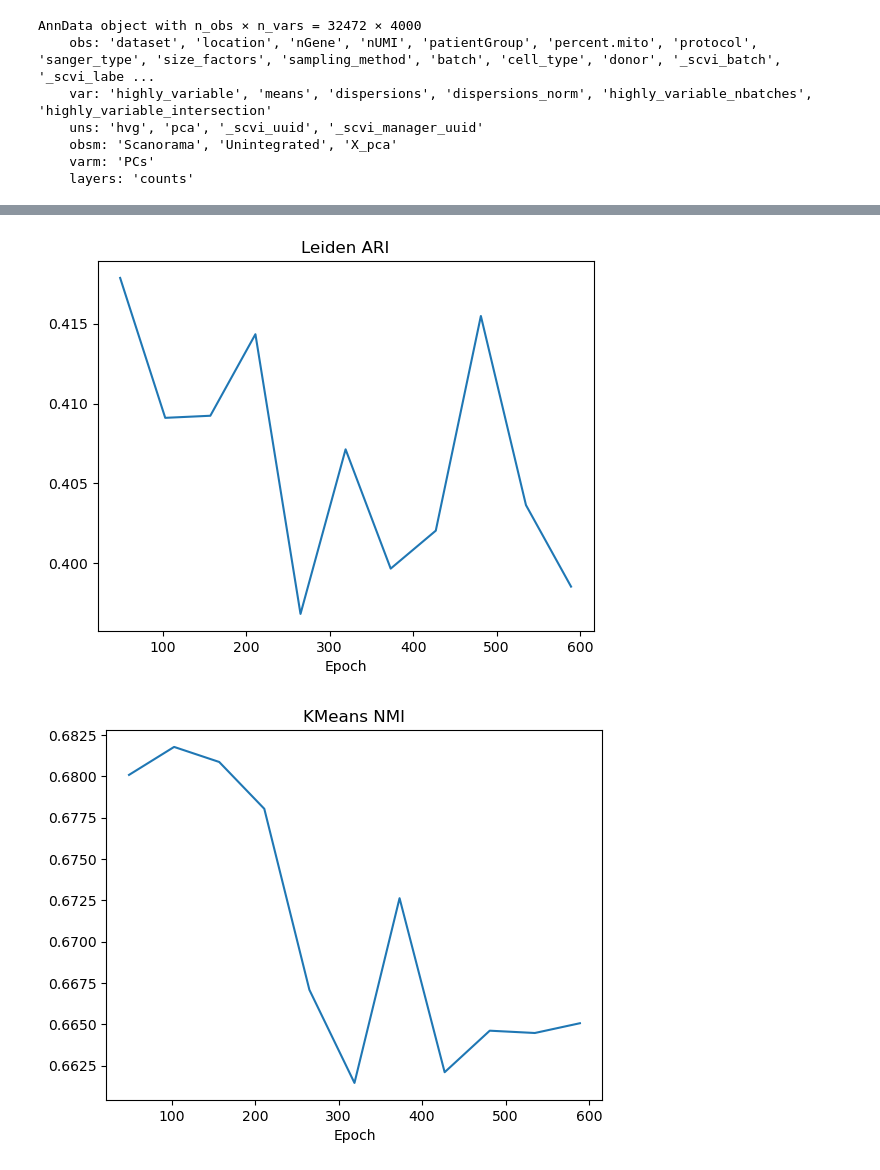
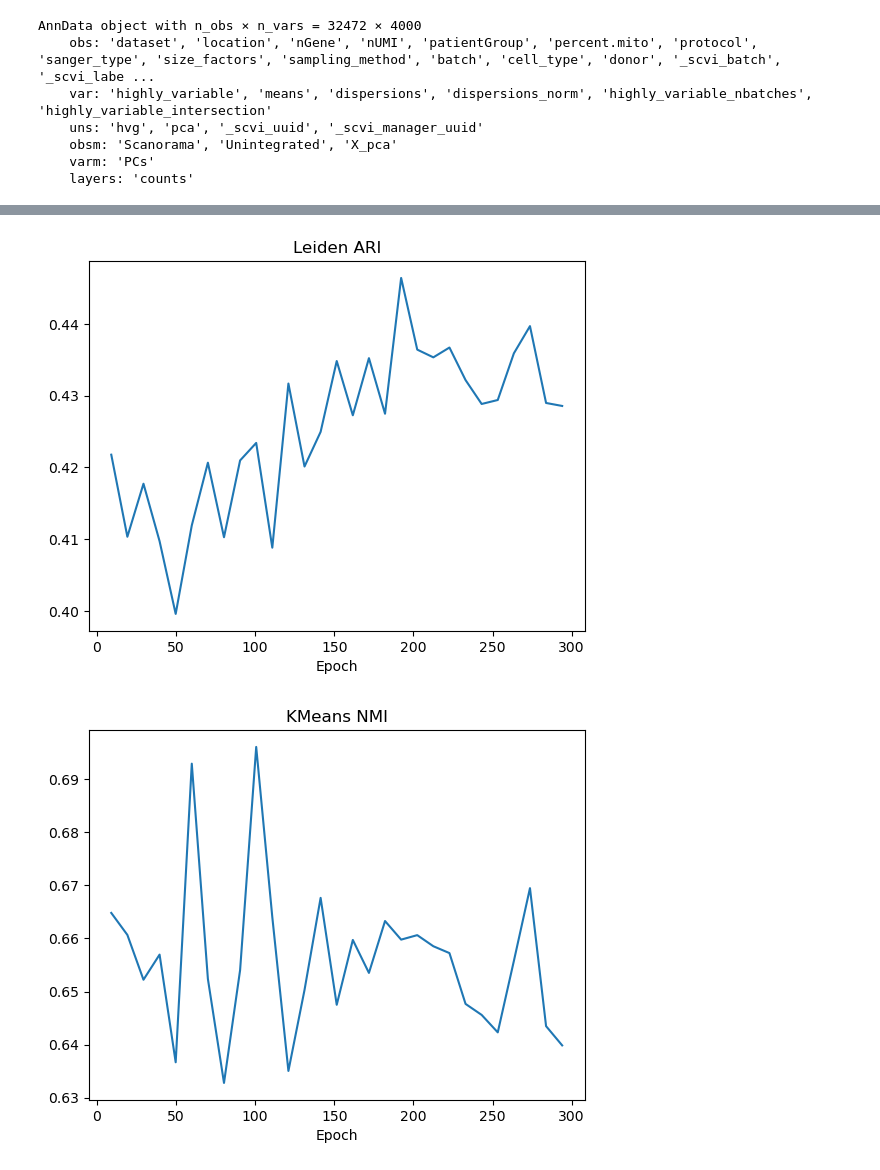
Before and after one commit to LeanderDiazBone/BachelorThesis, a Jupyter notebook: metaExperiments/metrics_epochs_losses.ipynb, the cells around one changed output, grey strips where cells are left out. Drawn from its saved outputs; the diff is of its cells as text; code cells hidden in the pictures.

```diff
--- a/metaExperiments/metrics_epochs_losses.ipynb
+++ b/metaExperiments/metrics_epochs_losses.ipynb
@@ -132,3 +125,3 @@ plotMetricsEpochs(bmMG,295,5)
 # %%
-trainMetricsEpochs(vaeVP, "MetEp_VP", 5, 200, 300, every_n=5, log=True, logname="MetEps300VP")
-bmVP = getBenchmarkResultsEpochs(adata,"models/MetEp_VP/",300,5)
+trainMetricsEpochs(vaeVP, "MetEp_VP", 5, 200, 300, every_n=10, log=True, logname="MetEps300VP")
+bmVP = getBenchmarkResultsEpochs(adata,"models/MetEp_VP/",300,10)
@@ -135,3 +153,3 @@ bmVP = getBenchmarkResultsEpochs(adata,"models/MetEp_VP/",300,5)
 # %%
-plotMetricsEpochs(bmVP,295,5)
+plotMetricsEpochs(bmVP,295,10)
 # %% [output]
@@ -139,2 +157,2 @@ plotMetricsEpochs(bmVP,295,5)
-[figure, old version]
+[figure, new version]
-[figure, old version]
+[figure, new version]
```
Also changed, not shown: parts of 10 cells of this notebook, 19 other files.
